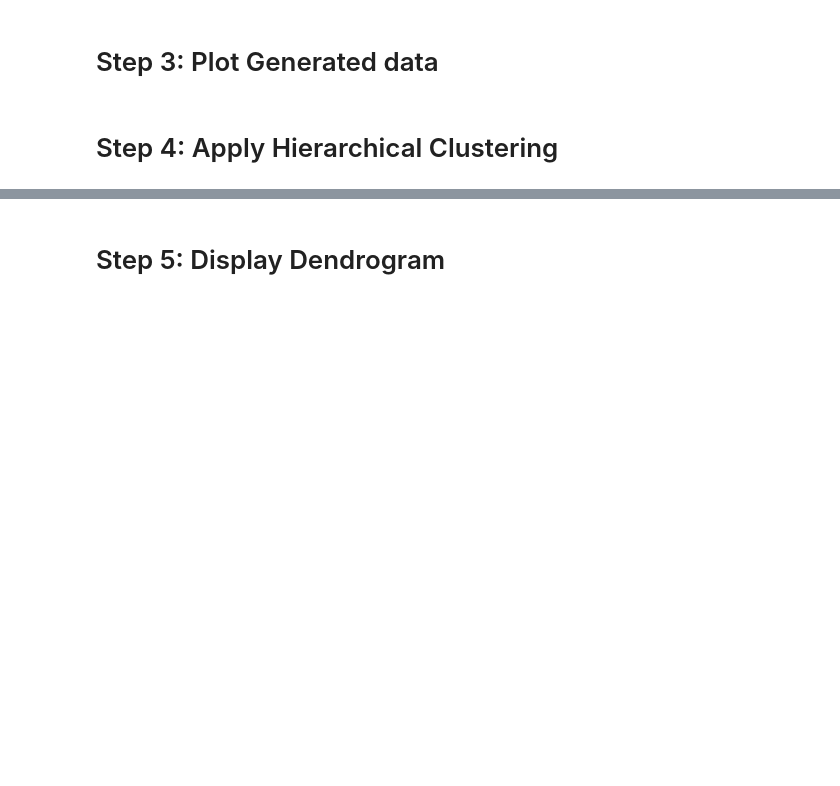
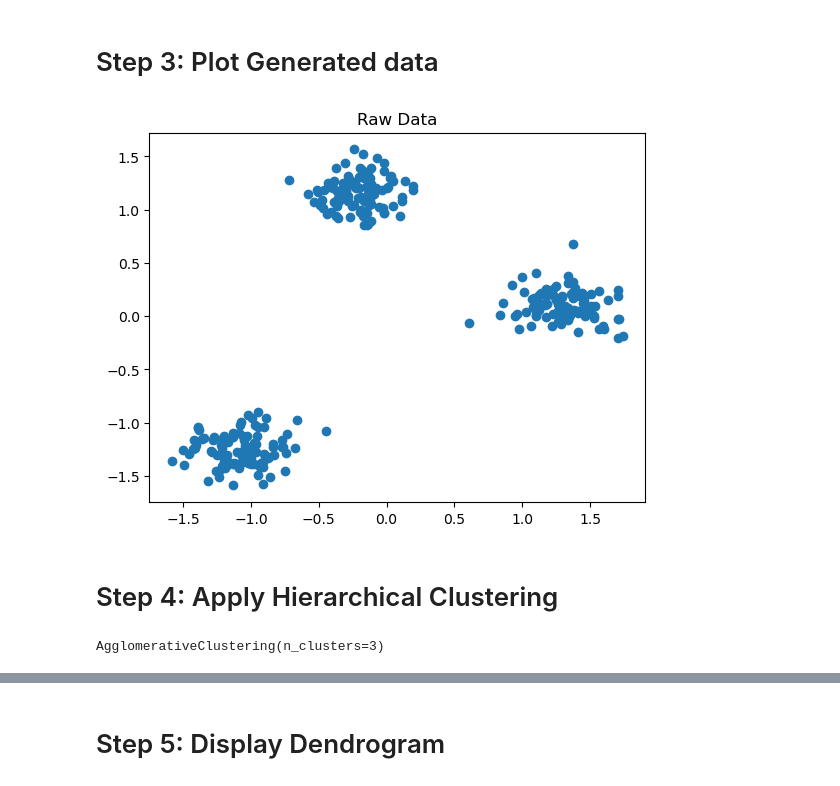
Before and after one commit to MeetBagda/Machine-Learning-Practical-Lab, a Jupyter notebook: ML LAB 10/Lab10 Blank.ipynb, the cells around one changed output, grey strips where cells are left out. Drawn from its saved outputs; the diff is of its cells as text; code cells hidden in the pictures; blank space fills up the shorter version.

```diff
--- a/ML LAB 10/Lab10 Blank.ipynb
+++ b/ML LAB 10/Lab10 Blank.ipynb
@@ -13,6 +20,15 @@
 # %% [markdown]
 # Step 2: Generate dummy data using make_blobs
+# %%
+x, y = make_blobs(n_samples = 300, centers=3, random_state=42)
+x = StandardScaler().fit_transform(x)
 # %% [markdown]
 # Step 3: Plot Generated data
+# %%
+plt.scatter(x[::,0], x[::,1])
+plt.title("Raw Data")
+plt.show()
+# %% [output]
+[figure, added]
 # %% [markdown]
 # Step 4: Apply Hierarchical Clustering
@@ -18,0 +39,4 @@
+# %%
+model.fit(x)
+# %% [output]
+AgglomerativeClustering(n_clusters=3)
```
Also changed, not shown: parts of 22 cells of this notebook.
